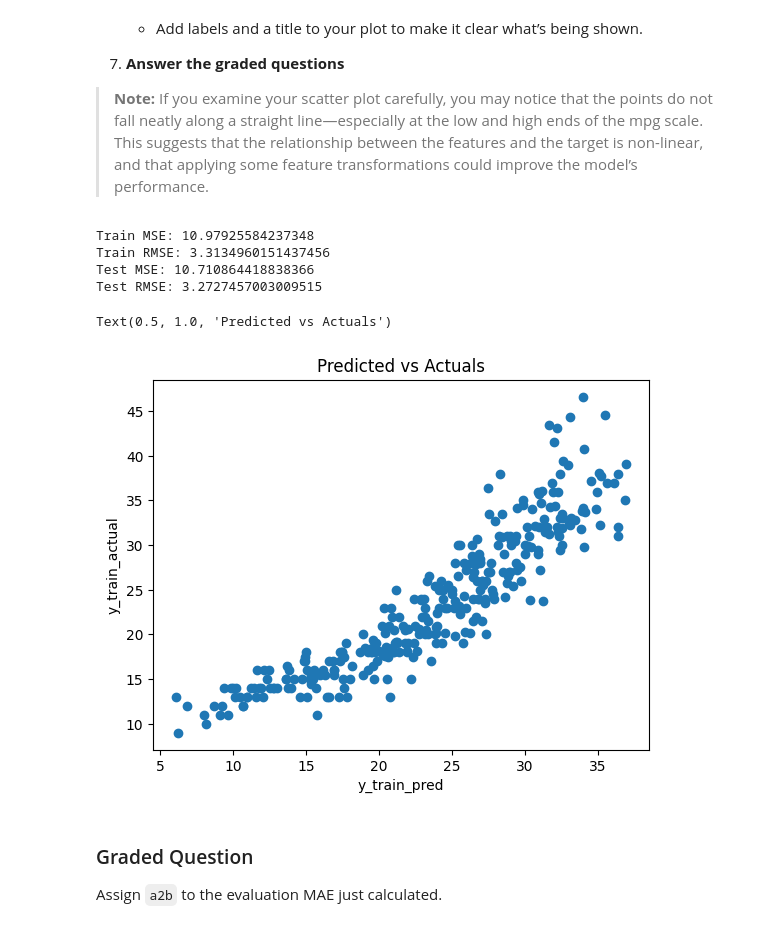
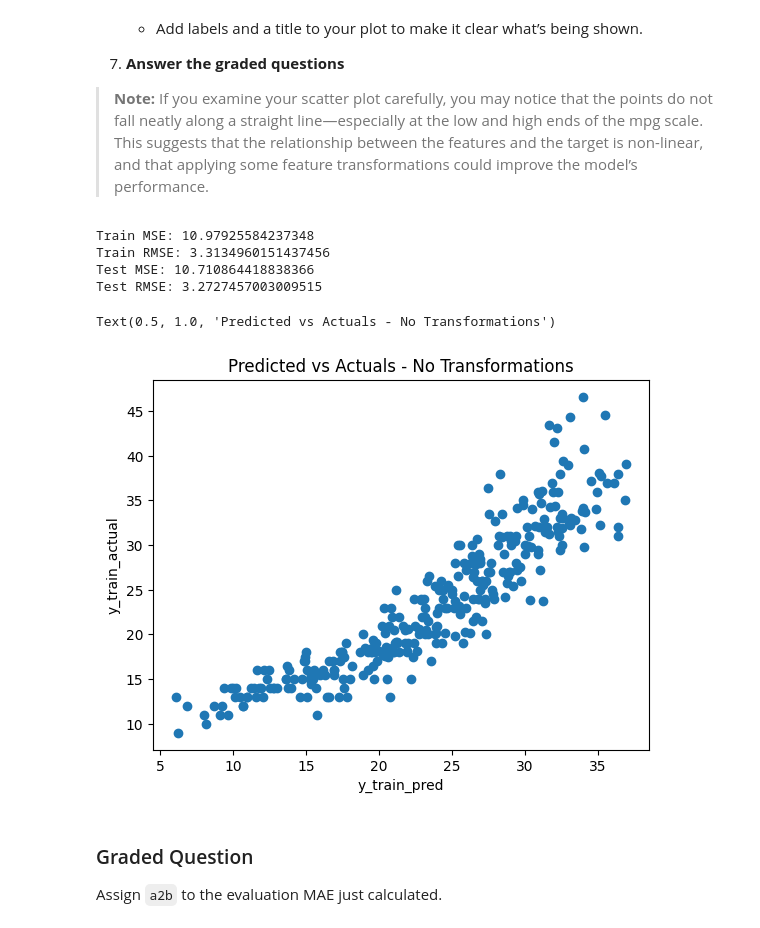
Before and after one commit to andre-bu-gitdev/ML_Fundamentals_dx603, a Jupyter notebook: Homework_03.ipynb, the cells around one changed output. Saved outputs shown, nothing was run; the diff lists cells and outputs as text; code cells hidden in the pictures.

```diff
--- a/Homework_03.ipynb
+++ b/Homework_03.ipynb
@@ -542,36 +542,36 @@ X_train, X_test, y_train, y_test = train_test_split(X, y, test_size= 0.2, random
 
 # Step 3
 model = LinearRegression()
 model.fit(X_train, y_train) # training model on train split
 
 # Step 4
 y_train_pred = model.predict(X_train) # making predictions for both the train and test splits
 y_test_pred = model.predict(X_test)
 
 # Step 5
 train_mse = mean_squared_error(y_train, y_train_pred)
 train_rmse = np.sqrt(train_mse)
 
 test_mse = mean_squared_error(y_test, y_test_pred)
 test_rmse = np.sqrt(test_mse)
 
 print('Train MSE: '+ str(train_mse))
 print('Train RMSE: '+ str(train_rmse))
 print('Test MSE: '+ str(test_mse))
 print('Test RMSE: '+ str(test_rmse))
 
 # Step 6
 plt.scatter(y_train_pred, y_train)
 plt.xlabel('y_train_pred')
 plt.ylabel('y_train_actual')
-plt.title('Predicted vs Actuals')
+plt.title('Predicted vs Actuals - No Transformations')
 # %% [output]
 Train MSE: 10.97925584237348
 Train RMSE: 3.3134960151437456
 Test MSE: 10.710864418838366
 Test RMSE: 3.2727457003009515
-Text(0.5, 1.0, 'Predicted vs Actuals')
+Text(0.5, 1.0, 'Predicted vs Actuals - No Transformations')
-[figure, old version]
+[figure, new version]
 # %% [markdown]
 ### Graded Question
 
```
Also changed, not shown: parts of 6 cells of this notebook.
